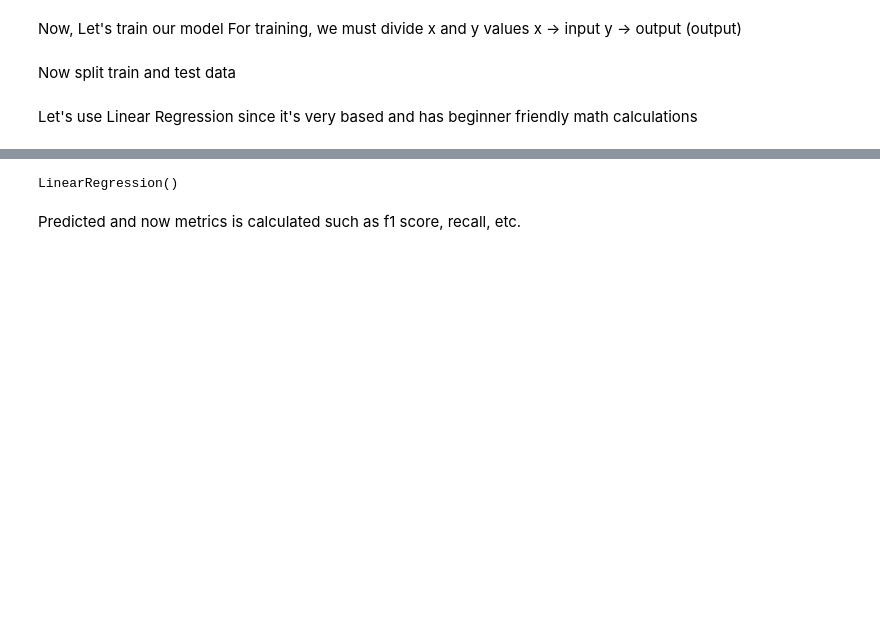
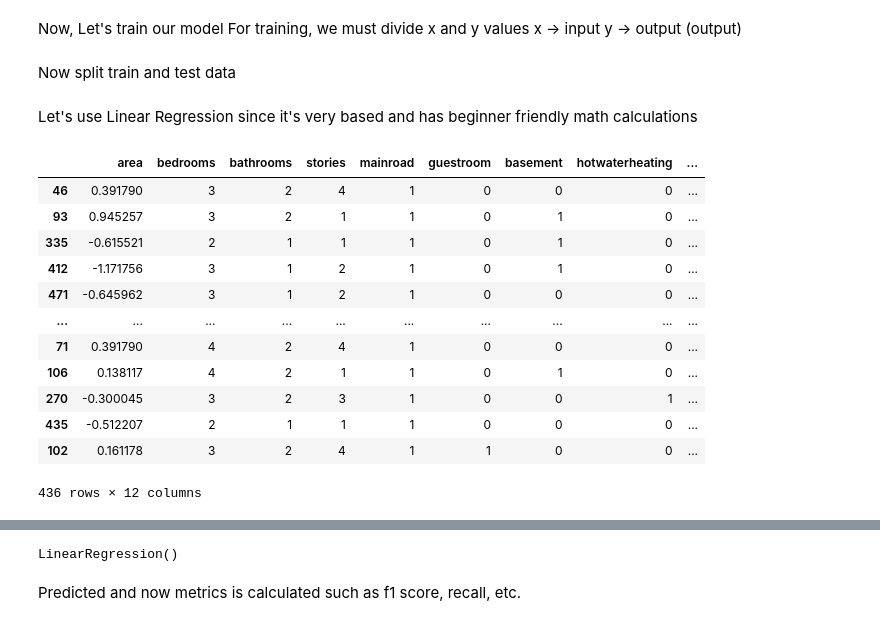
Before and after one commit to BennysonSamuel/house-price-prediction, a Jupyter notebook: house_price_logistic_regression.ipynb, the cells around one changed output, grey strips where cells are left out. Drawn from its saved outputs; the diff is of its cells as text; code cells hidden in the pictures; blank space fills up the shorter version.

```diff
--- a/house_price_logistic_regression.ipynb
+++ b/house_price_logistic_regression.ipynb
@@ -174,2 +169,20 @@ X_train, X_test, y_train, y_test = train_test_split(X,y,test_size=0.2,random_sta
 # %% [markdown]
 Let's use Linear Regression since it's very based and has beginner friendly math calculations
+# %%
+from sklearn.model_selection import train_test_split
+X_train, X_test, y_train, y_test = train_test_split(X,y,test_size=0.2,random_state=42)
+X_train
+# %% [output]
+|  | area | bedrooms | bathrooms | stories | mainroad | guestroom | basement | hotwaterheating | ... |
+| 46 | 0.391790 | 3 | 2 | 4 | 1 | 0 | 0 | 0 | ... |
+| 93 | 0.945257 | 3 | 2 | 1 | 1 | 0 | 1 | 0 | ... |
+| 335 | -0.615521 | 2 | 1 | 1 | 1 | 0 | 1 | 0 | ... |
+| 412 | -1.171756 | 3 | 1 | 2 | 1 | 0 | 1 | 0 | ... |
+| 471 | -0.645962 | 3 | 1 | 2 | 1 | 0 | 0 | 0 | ... |
+| ... | ... | ... | ... | ... | ... | ... | ... | ... | ... |
+| 71 | 0.391790 | 4 | 2 | 4 | 1 | 0 | 0 | 0 | ... |
+| 106 | 0.138117 | 4 | 2 | 1 | 1 | 0 | 1 | 0 | ... |
+| 270 | -0.300045 | 3 | 2 | 3 | 1 | 0 | 0 | 1 | ... |
+| 435 | -0.512207 | 2 | 1 | 1 | 1 | 0 | 0 | 0 | ... |
+| 102 | 0.161178 | 3 | 2 | 4 | 1 | 1 | 0 | 0 | ... |
+436 rows × 12 columns
```
Also changed, not shown: parts of 7 cells of this notebook, 5 other files.
